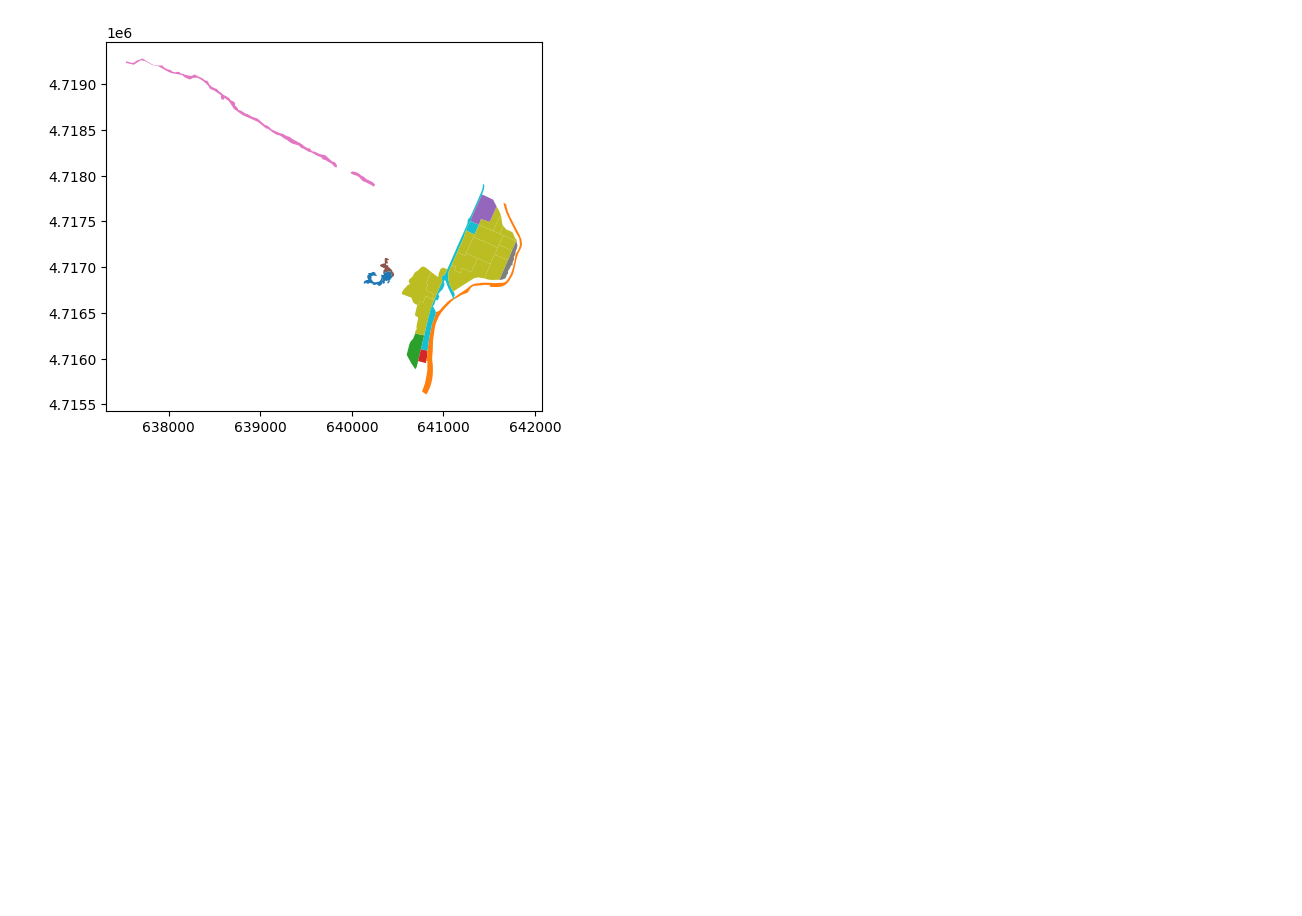
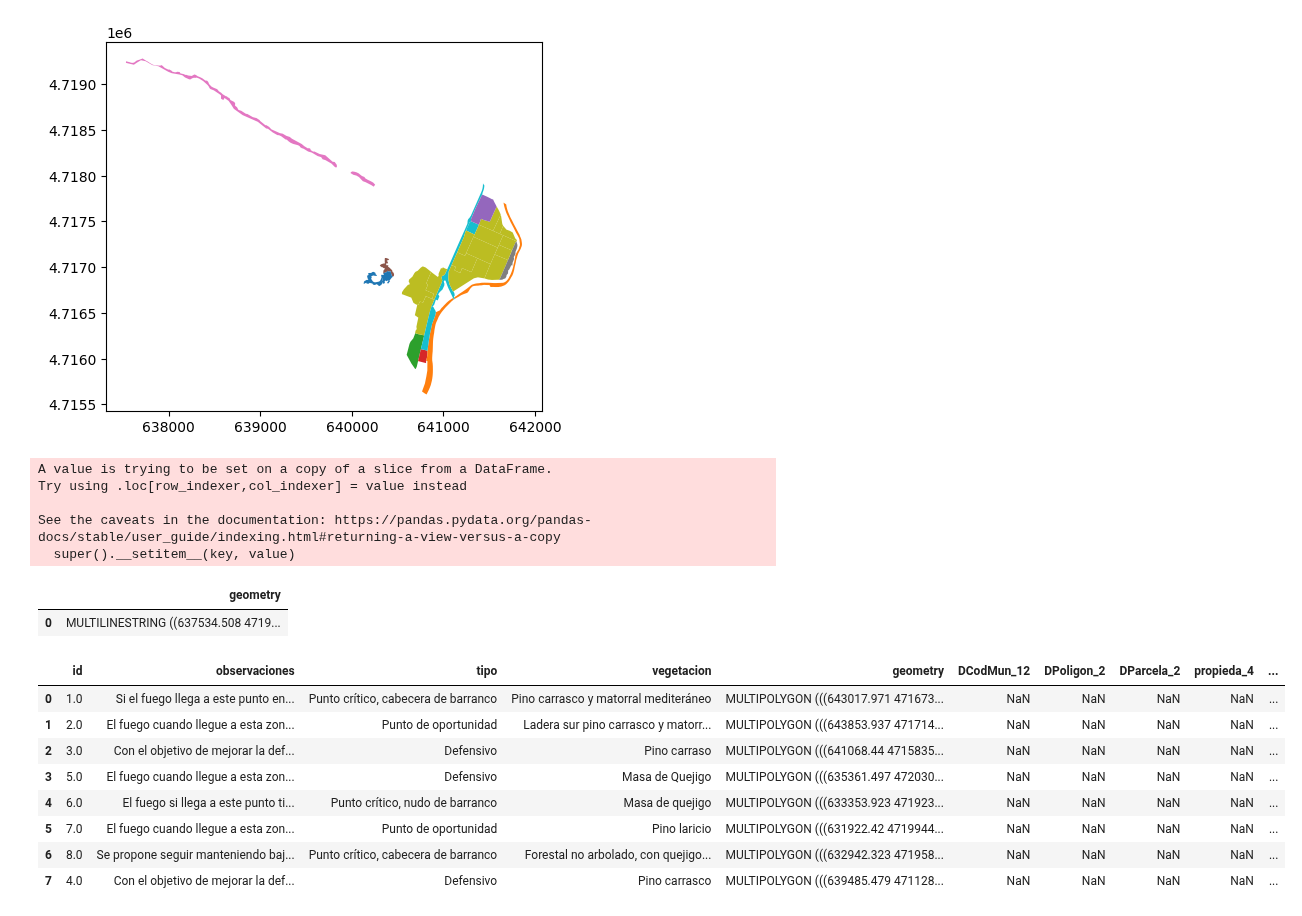
Before and after one commit to bartulo/anexo-2026, a Jupyter notebook: temp.ipynb, the cells around one changed output. Saved outputs shown, nothing was run; the diff lists cells and outputs as text; code cells hidden in the pictures; blank space fills up the shorter version.

```diff
--- a/temp.ipynb
+++ b/temp.ipynb
@@ -35,3 +35,17 @@ o[o.GRUPO == 'Improductivo'].plot(column='COBERTURAP')
 # %% [output]
 <Axes: >
 [figure]
+# %%
+import geopandas as gpd
+
+e = gpd.read_file('BRUTOS/EDIFICIOS/edificios_rocaforte.gpkg')
+m = gpd.read_file('./capas/Masas_Rocaforte_v2.shp')
+# %%
+peg = m[m.intersects(e.dissolve().iloc[0].geometry.buffer(30))]
+peg['geometry'] = peg.intersection(e.dissolve().iloc[0].geometry.buffer(30))
+# %% [output]
+A value is trying to be set on a copy of a slice from a DataFrame.
+Try using .loc[row_indexer,col_indexer] = value instead
+
+See the caveats in the documentation: https://pandas.pydata.org/pandas-docs/stable/user_guide/indexing.html#returning-a-view-versus-a-copy
+  super().__setitem__(key, value)
@@ -37,0 +54,5 @@ o[o.GRUPO == 'Improductivo'].plot(column='COBERTURAP')
+# %%
+faja
+# %% [output]
+|  | geometry |
+| 0 | MULTILINESTRING ((637534.508 4719... |
@@ -37,0 +62,14 @@ o[o.GRUPO == 'Improductivo'].plot(column='COBERTURAP')
+# %%
+peg_ant = gpd.read_file('PEG/propuesta_PEG.gpkg')
+# %%
+peg_ant.merge(peg.dissolve(), on='geometry', how='left')
+# %% [output]
+|  | id | observaciones | tipo | vegetacion | geometry | DCodMun_12 | DPoligon_2 | DParcela_2 | propieda_4 | ... |
+| 0 | 1.0 | Si el fuego llega a este punto en... | Punto crítico, cabecera de barranco | Pino carrasco y matorral mediteráneo | MULTIPOLYGON (((643017.971 471673... | NaN | NaN | NaN | NaN | ... |
+| 1 | 2.0 | El fuego cuando llegue a esta zon... | Punto de oportunidad | Ladera sur pino carrasco y matorr... | MULTIPOLYGON (((643853.937 471714... | NaN | NaN | NaN | NaN | ... |
+| 2 | 3.0 | Con el objetivo de mejorar la def... | Defensivo | Pino carraso | MULTIPOLYGON (((641068.44 4715835... | NaN | NaN | NaN | NaN | ... |
+| 3 | 5.0 | El fuego cuando llegue a esta zon... | Defensivo | Masa de Quejigo | MULTIPOLYGON (((635361.497 472030... | NaN | NaN | NaN | NaN | ... |
+| 4 | 6.0 | El fuego si llega a este punto ti... | Punto crítico, nudo de barranco | Masa de quejigo | MULTIPOLYGON (((633353.923 471923... | NaN | NaN | NaN | NaN | ... |
+| 5 | 7.0 | El fuego cuando llegue a esta zon... | Punto de oportunidad | Pino laricio | MULTIPOLYGON (((631922.42 4719944... | NaN | NaN | NaN | NaN | ... |
+| 6 | 8.0 | Se propone seguir manteniendo baj... | Punto crítico, cabecera de barranco | Forestal no arbolado, con quejigo... | MULTIPOLYGON (((632942.323 471958... | NaN | NaN | NaN | NaN | ... |
+| 7 | 4.0 | Con el objetivo de mejorar la def... | Defensivo | Pino carrasco | MULTIPOLYGON (((639485.479 471128... | NaN | NaN | NaN | NaN | ... |
```
Also changed, not shown: parts of 5 cells of this notebook, 8 other files.
